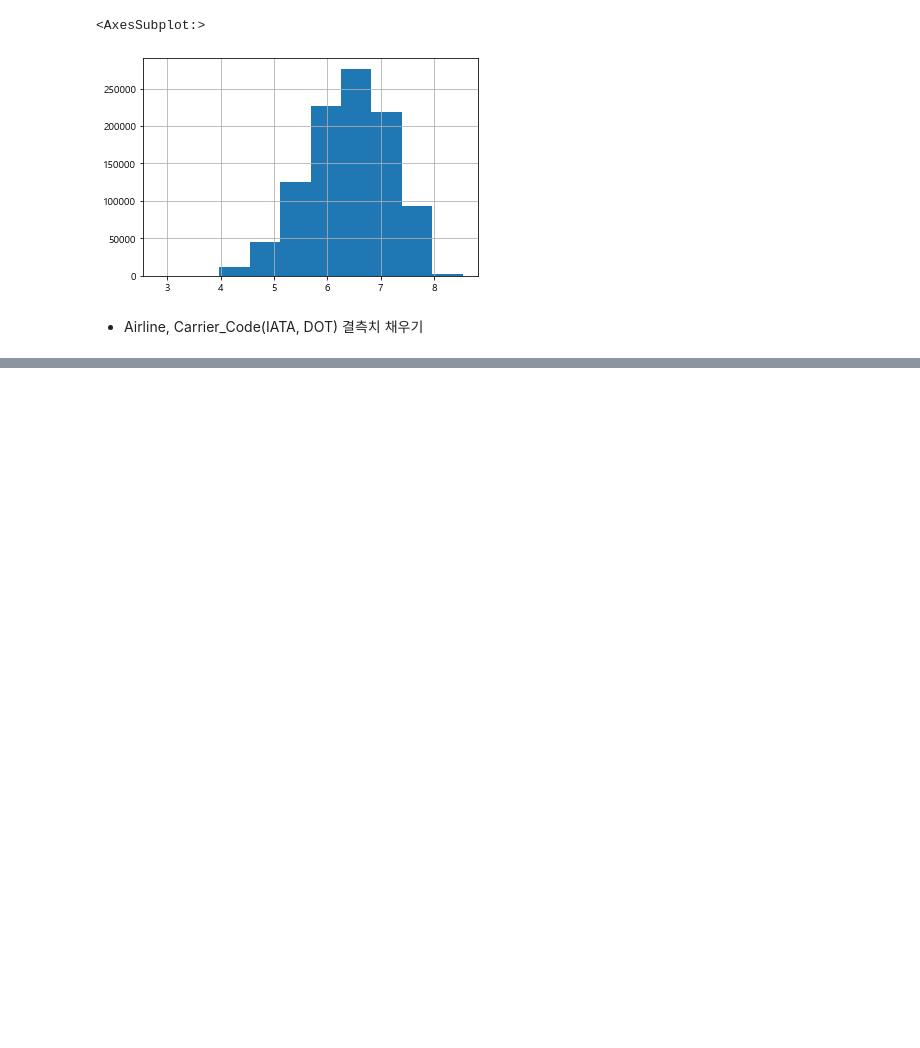
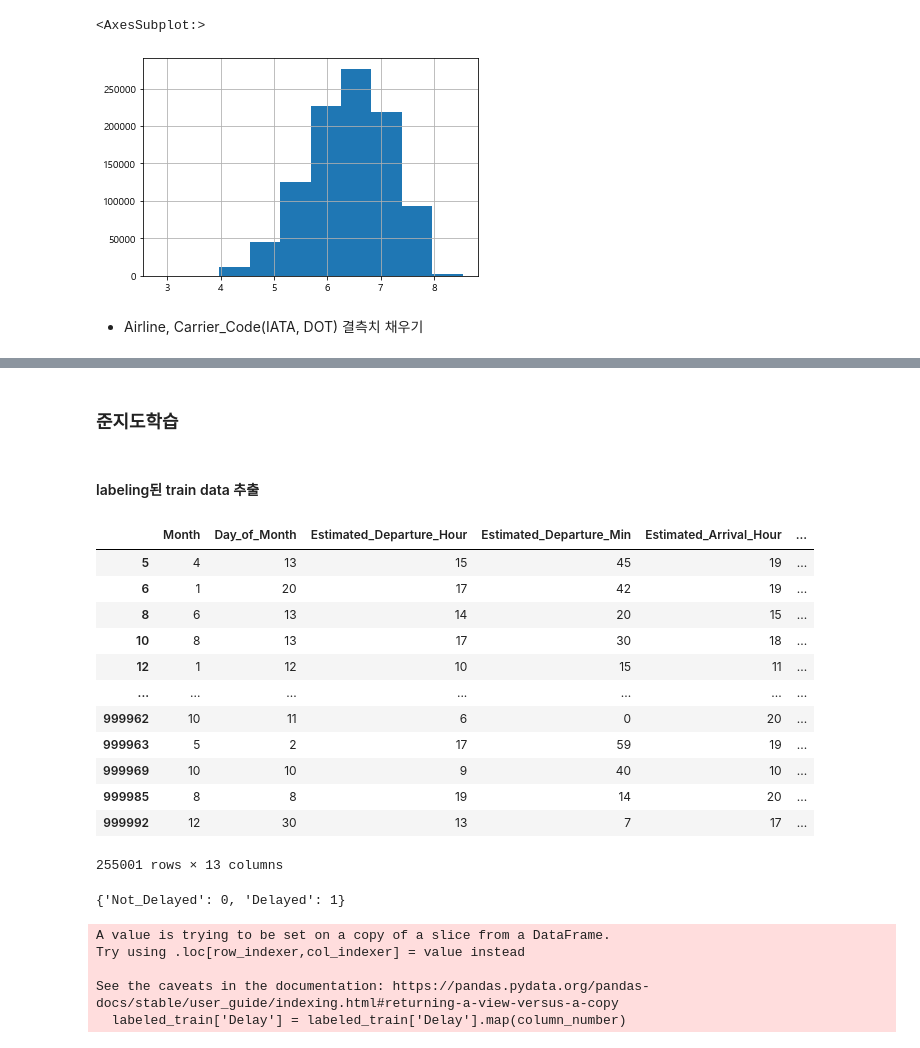
Before and after one commit to ParkGyuho/dacon_flight, a Jupyter notebook: 02.DataPreprocessing.ipynb, the cells around one changed output, grey strips where cells are left out. Drawn from its saved outputs; the diff is of its cells as text; code cells hidden in the pictures; blank space fills up the shorter version.

```diff
--- a/02.DataPreprocessing.ipynb
+++ b/02.DataPreprocessing.ipynb
@@ -387,0 +606,3 @@ test['Distance_log1p'] = np.log1p(test['Distance'])
+# %%
+ci_low_count = (train['Carrier_ID(DOT)'].value_counts(normalize=True) < 0.03)
+low_rate_ci = ci_low_count[ci_low_count].index
@@ -387,0 +616,4 @@ test['Distance_log1p'] = np.log1p(test['Distance'])
+# %%
+for cc in low_rate_ci:
+    train.loc[train['Carrier_ID(DOT)'] == cc, 'Carrier_ID(DOT)'] = 30000.0
+    test.loc[test['Carrier_ID(DOT)'] == cc, 'Carrier_ID(DOT)'] = 30000.0
@@ -387,0 +668,9 @@ test['Distance_log1p'] = np.log1p(test['Distance'])
+# %%
+cate_cols = ['Origin_State', 'Destination_State','Airline',
+       'Carrier_Code(IATA)', 'Carrier_ID(DOT)']
+# %%
+for col in cate_cols:
+    le = LabelEncoder()
+    le.fit(train[col])
+    train[col] = le.transform(train[col])
+    test[col] = le.transform(test[col])
@@ -387,0 +695,37 @@ test['Distance_log1p'] = np.log1p(test['Distance'])
+# %% [markdown]
+### 준지도학습
+# %% [markdown]
+#### labeling된 train data 추출
+# %%
+labeled_train = train.dropna()
+labeled_train
+# %% [output]
+|  | Month | Day_of_Month | Estimated_Departure_Hour | Estimated_Departure_Min | Estimated_Arrival_Hour | ... |
+| 5 | 4 | 13 | 15 | 45 | 19 | ... |
+| 6 | 1 | 20 | 17 | 42 | 19 | ... |
+| 8 | 6 | 13 | 14 | 20 | 15 | ... |
+| 10 | 8 | 13 | 17 | 30 | 18 | ... |
+| 12 | 1 | 12 | 10 | 15 | 11 | ... |
+| ... | ... | ... | ... | ... | ... | ... |
+| 999962 | 10 | 11 | 6 | 0 | 20 | ... |
+| 999963 | 5 | 2 | 17 | 59 | 19 | ... |
+| 999969 | 10 | 10 | 9 | 40 | 10 | ... |
+| 999985 | 8 | 8 | 19 | 14 | 20 | ... |
+| 999992 | 12 | 30 | 13 | 7 | 17 | ... |
+255001 rows × 13 columns
+# %%
+column_number = {}
+for i, column in enumerate(sample_submission.columns):
+    column_number[column] = i
+
+column_number
+# %% [output]
+{'Not_Delayed': 0, 'Delayed': 1}
+# %%
+labeled_train['Delay'] = labeled_train['Delay'].map(column_number)
+# %% [output]
+A value is trying to be set on a copy of a slice from a DataFrame.
+Try using .loc[row_indexer,col_indexer] = value instead
+
+See the caveats in the documentation: https://pandas.pydata.org/pandas-docs/stable/user_guide/indexing.html#returning-a-view-versus-a-copy
+  labeled_train['Delay'] = labeled_train['Delay'].map(column_number)
```
Also changed, not shown: parts of 51 cells of this notebook.
